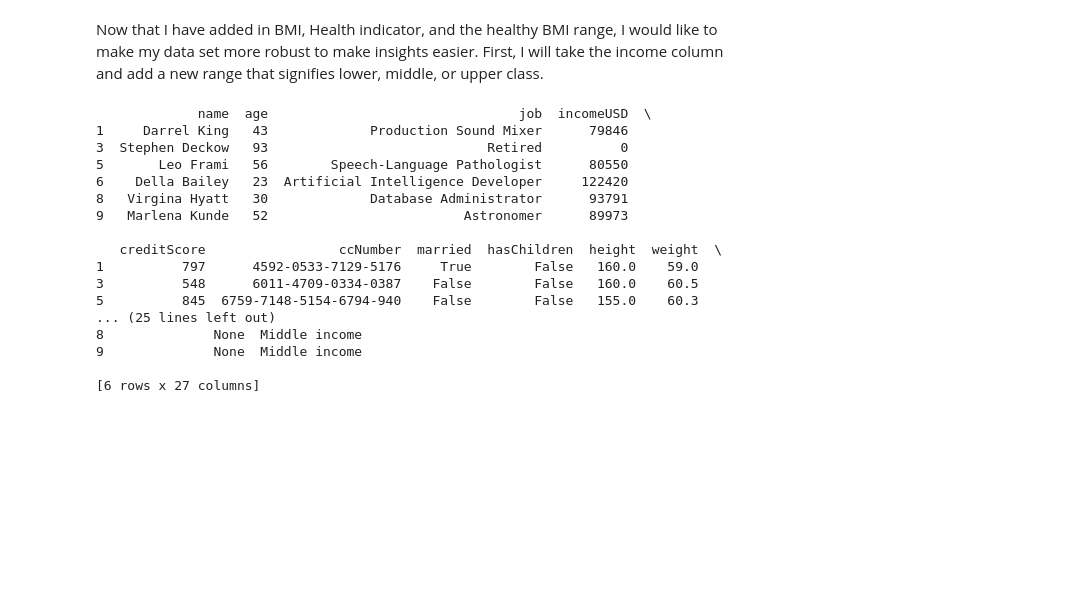
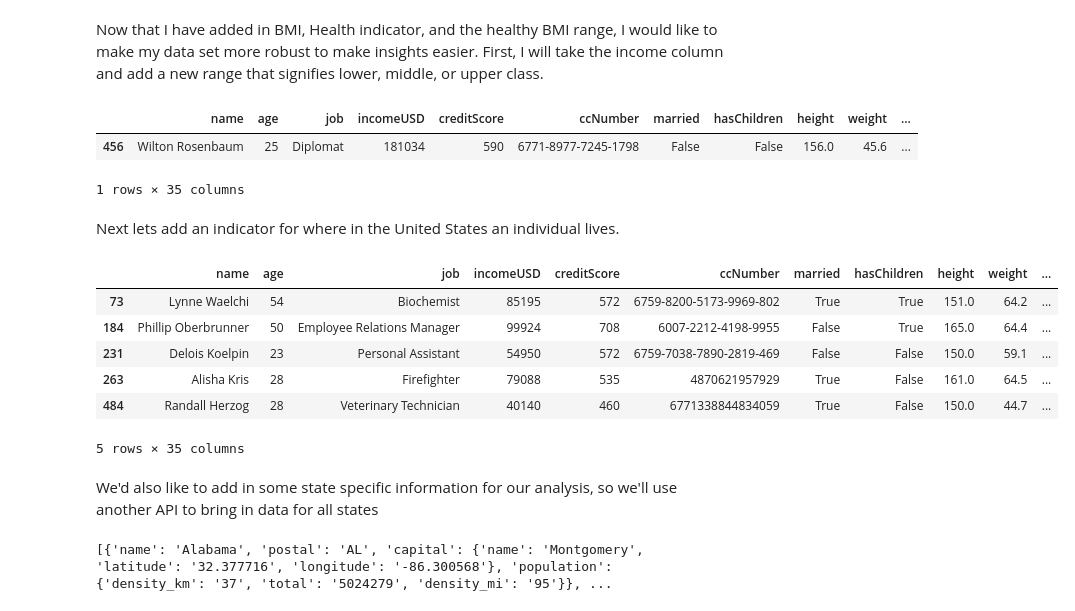
Before and after one commit to jsmither10/client_data_analysis, a Jupyter notebook: data_analysis.ipynb, the cells around one changed output. Cells and saved outputs as stored; diff of their text form; code cells hidden in the pictures; blank space fills up the shorter version.

```diff
--- a/data_analysis.ipynb
+++ b/data_analysis.ipynb
@@ -159,22 +183,53 @@ def categorize_income_level(incomeUSD):
 # Add a new column 'income level' to the DataFrame with the income level categories
 df['income level'] = df['incomeUSD'].apply(categorize_income_level)
 
-print(df)
+df.head()
 # %% [output]
+|  | name | age | job | incomeUSD | creditScore | ccNumber | married | hasChildren | height | weight | ... |
+| 456 | Wilton Rosenbaum | 25 | Diplomat | 181034 | 590 | 6771-8977-7245-1798 | False | False | 156.0 | 45.6 | ... |
-             name  age                                job  incomeUSD  \
-1     Darrel King   43             Production Sound Mixer      79846
-3  Stephen Deckow   93                            Retired          0
-5       Leo Frami   56        Speech-Language Pathologist      80550
-6    Della Bailey   23  Artificial Intelligence Developer     122420
-8   Virgina Hyatt   30             Database Administrator      93791
-9   Marlena Kunde   52                         Astronomer      89973
-
-   creditScore                 ccNumber  married  hasChildren  height  weight  \
-1          797      4592-0533-7129-5176     True        False   160.0    59.0
-3          548      6011-4709-0334-0387    False        False   160.0    60.5
-5          845  6759-7148-5154-6794-940    False        False   155.0    60.3
-... (25 lines left out)
-8              None  Middle income
-9              None  Middle income
-
-[6 rows x 27 columns]
+1 rows × 35 columns
+# %% [markdown]
+Next lets add an indicator for where in the United States an individual lives.
+# %%
+regions = {
+    "Northeast": ["Connecticut", "Maine","Massachusetts", "New Hampshire", "Rhode Island", "Vermont", "New Jersey", "New York", "Pennsylvania"],
+    "Midwest": ["Indiana", "Illinois", "Michigan", "Ohio", "Wisconsin", "Iowa", "Kansas", "Minnesota", "Missouri", "Nebraska", "North Dakota", "South Dakota"],
+    "South" : ["Deleware", "District of Columbia", "Florida", "Georgia", "Maryland", "North Carolina", "South Carolina", "Virginia", "West Virginia", "Alabama", "Kentucky", "Mississippi", "Tennessee", "Arkansas", "Louisiana", "Oklahoma", "Texas"],
+    "West" : ["Arizona", "Colorada", "Idaho", "New Mexico", "Montana", "Utah", "Nevada", "Wyoming", "Alaska", "California", "Hawaii", "Oregon", "Washington"]}
+
+# Function to map states to regions
+def map_state_to_region(state):
+    for region, states_list in regions.items():
+        if state in states_list:
+            return region
+    return 'Unknown'  # If the state is not found in any region
+
+# Add the "Regions" column to the DataFrame using the map function
+df['region'] = df['address.state'].map(map_state_to_region)
+
+df.head()
+# %% [output]
+|  | name | age | job | incomeUSD | creditScore | ccNumber | married | hasChildren | height | weight | ... |
+| 73 | Lynne Waelchi | 54 | Biochemist | 85195 | 572 | 6759-8200-5173-9969-802 | True | True | 151.0 | 64.2 | ... |
+| 184 | Phillip Oberbrunner | 50 | Employee Relations Manager | 99924 | 708 | 6007-2212-4198-9955 | False | True | 165.0 | 64.4 | ... |
+| 231 | Delois Koelpin | 23 | Personal Assistant | 54950 | 572 | 6759-7038-7890-2819-469 | False | False | 150.0 | 59.1 | ... |
+| 263 | Alisha Kris | 28 | Firefighter | 79088 | 535 | 4870621957929 | True | False | 161.0 | 64.5 | ... |
+| 484 | Randall Herzog | 28 | Veterinary Technician | 40140 | 460 | 6771338844834059 | True | False | 150.0 | 44.7 | ... |
+5 rows × 35 columns
+# %% [markdown]
+We'd also like to add in some state specific information for our analysis, so we'll use another API to bring in data for all states
+# %%
+import requests
+
+url2 = "https://us-states.p.rapidapi.com/basic"
+
+headers = {
+	"X-RapidAPI-Key": creds.api_key,
+	"X-RapidAPI-Host": "us-states.p.rapidapi.com"
+}
+
+response2 = requests.get(url2, headers=headers)
+
+print(response2.json())
+# %% [output]
+[{'name': 'Alabama', 'postal': 'AL', 'capital': {'name': 'Montgomery', 'latitude': '32.377716', 'longitude': '-86.300568'}, 'population': {'density_km': '37', 'total': '5024279', 'density_mi': '95'}}, ...
```
Also changed, not shown: parts of 14 cells of this notebook.
